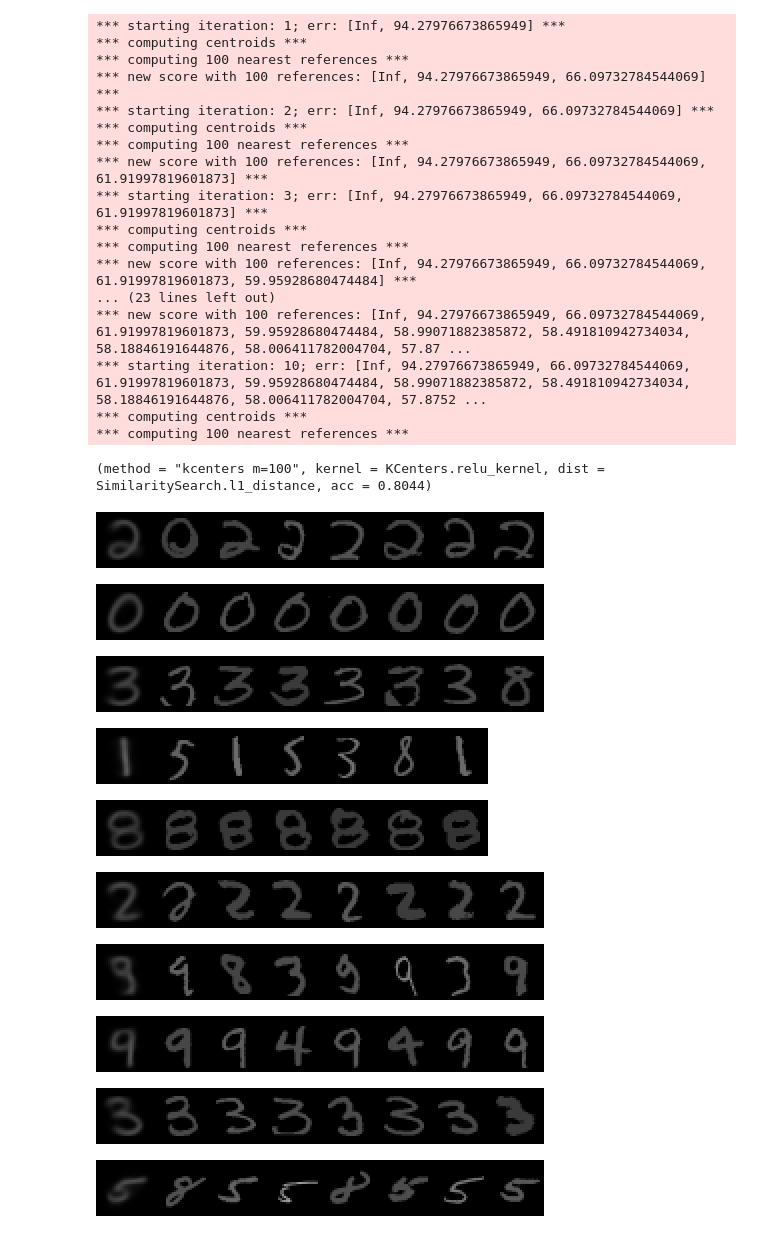
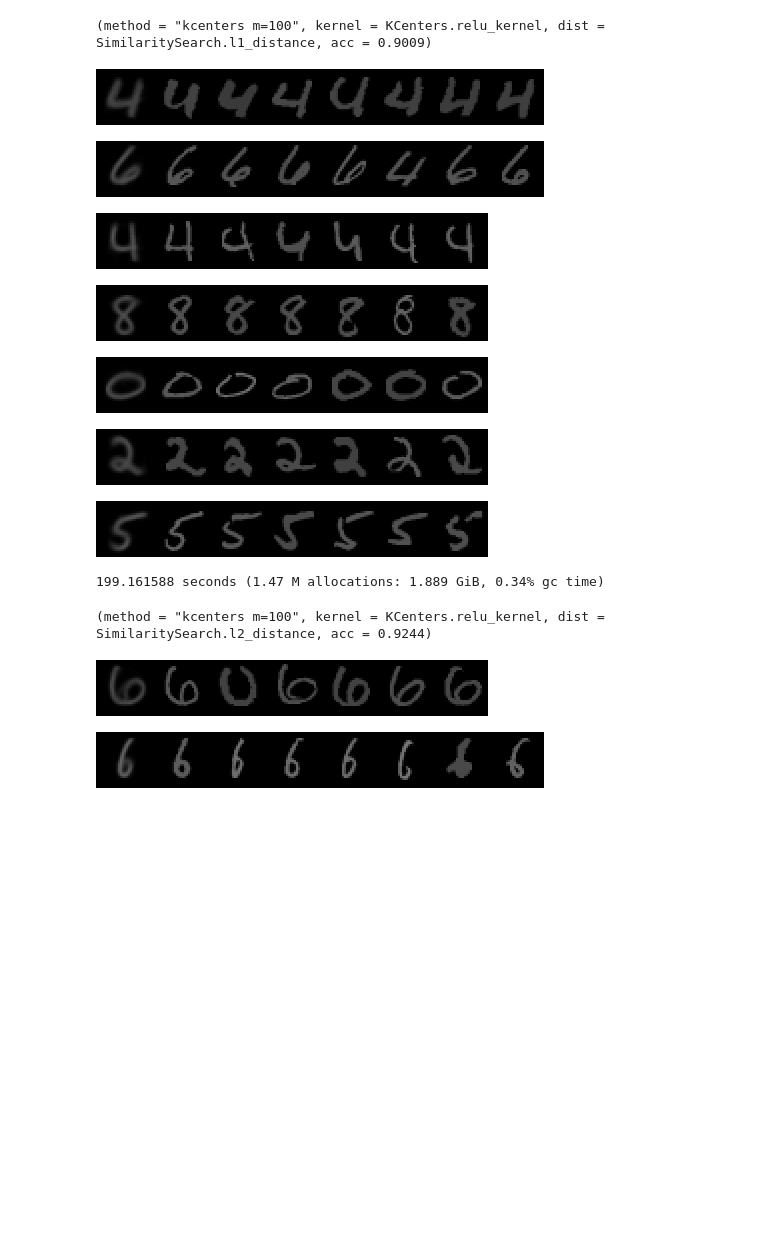
Before and after one commit to sadit/KCenters.jl, a Jupyter notebook: tutorials/kcenters-mnist-classifier.ipynb, the cells around one changed output. Drawn from its saved outputs; the diff is of its cells as text; code cells hidden in the pictures; blank space fills up the shorter version.

```diff
--- a/tutorials/kcenters-mnist-classifier.ipynb
+++ b/tutorials/kcenters-mnist-classifier.ipynb
@@ -32,13 +34,12 @@ function normalize_vector(X, i)
     end
 
     normalize(reshape(v, new_length))
-    #normalize(reshape(v, 28*28))
 end
 
 # visualization helpers
 f(x) = reshape(x, new_size)'
 function display_examples(P, train_X, s=7)
-    for c in unique(rand(1:length(P.nc.centers), s*2))
+    for c in unique(rand(1:length(P.nc.centers), s))
         sm = unique(rand(P.index.lists[c], s))
         xx = hcat(f(P.nc.centers[c]), f.(train_X[sm])...)
         (Gray.(xx * 3)) |> display
@@ -61,8 +62,7 @@ function load_data()
     # KCenters work with collections of vectors more than concatenation of them
     X1 = [normalize_vector(train_X, c) for c in 1:size(train_X, 3)]
     X2 = [normalize_vector(test_X, c) for c in 1:size(test_X, 3)]
-    #X1 = [normalize_vector(c) for c in eachcol(reshape(train_X, (28 * 28, n1)))]
-    #X2 = [normalize_vector(c) for c in eachcol(reshape(test_X, (28 * 28, n2)))]
+
     X1, label2ind.(train_y, le), X2, label2ind.(test_y, le)
 end
 
@@ -85,61 +85,44 @@ Compares a number of kcenter inputs and configurations for nearest centroids ove
 """
 function main()
     train_X, train_y, test_X, test_y = load_data()
     O = []
     P = nothing
     for dist_ = [l1_distance, l2_distance, cosine_distance]
-        C = kcenters(dist_, train_X, 100, mean, initial=:fft, recall=1.0, verbose=true, maxiters=10)
+        @time C = kcenters(dist_, train_X, 1000, mean, initial=:fft, recall=1, verbose=false, maxiters=10)
         #for kernel_ in [gaussian_kernel, laplacian_kernel, sigmoid_kernel, relu_kernel]
         for kernel_ in [relu_kernel]
             P = run(kernel_(dist_), C, train_X, train_y, test_X, test_y)
             push!(O, (method="kcenters m=100", kernel=kernel_, dist=dist_, acc=P.accuracy))
             display(O[end])
             display_examples(P, train_X)
         end
     end
 
     for dist_ = [l1_distance, l2_distance, cosine_distance]
-        C = kcenters(dist_, train_X, train_y, mean)
+        @time C = kcenters(dist_, train_X, train_y, mean)
         for kernel_ in [relu_kernel]
             P = run(kernel_(dist_), C, train_X, train_y, test_X, test_y)
             push!(O, (method="kcenters by label", kernel=kernel_, dist=dist_, acc=P.accuracy))
             display(O[end])
             display_examples(P, train_X)
         end
     end
 
 
-    #display("text/markdown", join(output, "\n"))
 end
 
 
 main()
 # %% [output]
-*** starting iteration: 1; err: [Inf, 94.27976673865949] ***
-*** computing centroids ***
-*** computing 100 nearest references ***
-*** new score with 100 references: [Inf, 94.27976673865949, 66.09732784544069] ***
-*** starting iteration: 2; err: [Inf, 94.27976673865949, 66.09732784544069] ***
-*** computing centroids ***
-*** computing 100 nearest references ***
-*** new score with 100 references: [Inf, 94.27976673865949, 66.09732784544069, 61.91997819601873] ***
-*** starting iteration: 3; err: [Inf, 94.27976673865949, 66.09732784544069, 61.91997819601873] ***
-*** computing centroids ***
-*** computing 100 nearest references ***
-*** new score with 100 references: [Inf, 94.27976673865949, 66.09732784544069, 61.91997819601873, 59.95928680474484] ***
-... (23 lines left out)
-*** new score with 100 references: [Inf, 94.27976673865949, 66.09732784544069, 61.91997819601873, 59.95928680474484, 58.99071882385872, 58.491810942734034, 58.18846191644876, 58.006411782004704, 57.87 ...
-*** starting iteration: 10; err: [Inf, 94.27976673865949, 66.09732784544069, 61.91997819601873, 59.95928680474484, 58.99071882385872, 58.491810942734034, 58.18846191644876, 58.006411782004704, 57.8752 ...
-*** computing centroids ***
-*** computing 100 nearest references ***
+(method = "kcenters m=100", kernel = KCenters.relu_kernel, dist = SimilaritySearch.l1_distance, acc = 0.9009)
-(method = "kcenters m=100", kernel = KCenters.relu_kernel, dist = SimilaritySearch.l1_distance, acc = 0.8044)
-[figure, old version]
+[figure, new version]
-[figure, old version]
+[figure, new version]
-[figure, old version]
+[figure, new version]
-[figure, old version]
+[figure, new version]
-[figure, old version]
+[figure, new version]
-[figure, old version]
+[figure, new version]
-[figure, old version]
+[figure, new version]
+199.161588 seconds (1.47 M allocations: 1.889 GiB, 0.34% gc time)
+(method = "kcenters m=100", kernel = KCenters.relu_kernel, dist = SimilaritySearch.l2_distance, acc = 0.9244)
-[figure, old version]
+[figure, new version]
-[figure, old version]
+[figure, new version]
-[figure, removed]
```
Also changed, not shown: parts of 2 cells of this notebook, 1 other file.
